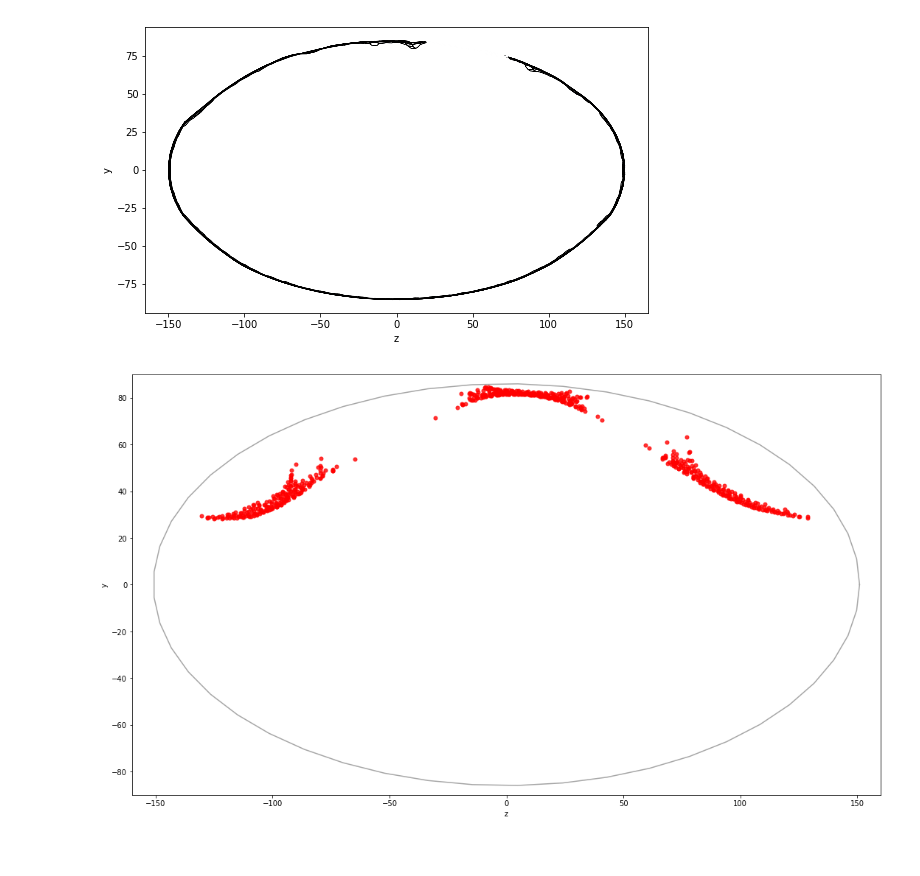
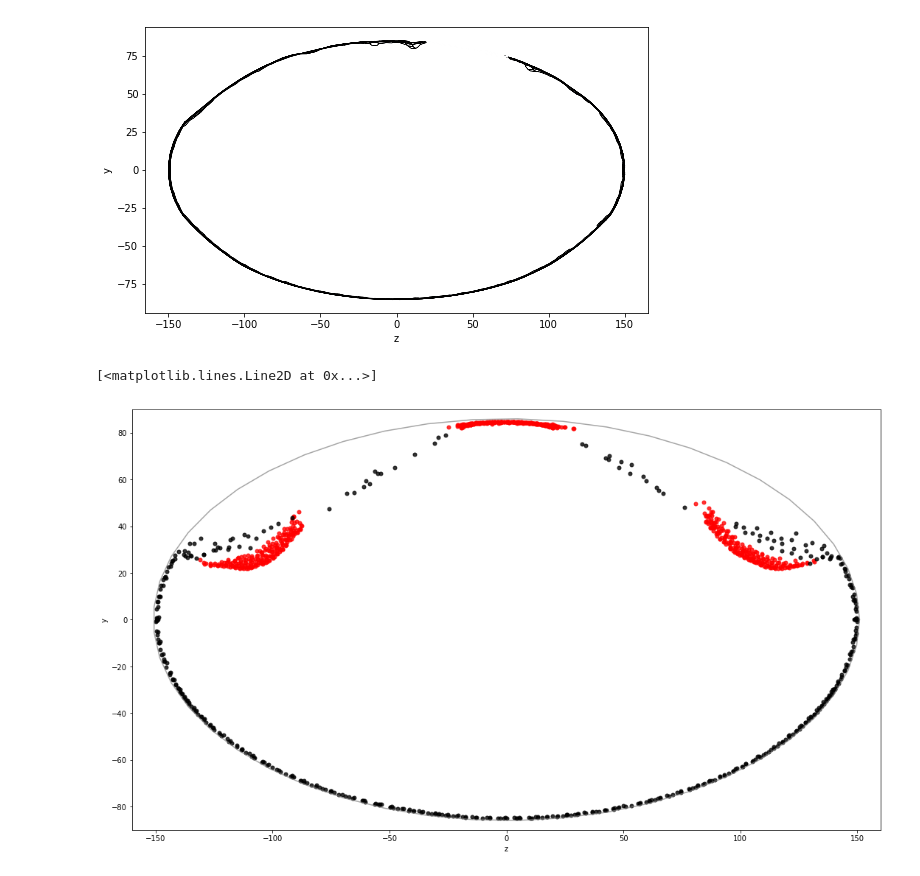
Before and after one commit to suzannelab/invagination, a Jupyter notebook: notebooks/EmbryoExaminer.ipynb, the cells around one changed output. Cells and saved outputs as stored; diff of their text form; code cells hidden in the pictures.

```diff
--- a/notebooks/EmbryoExaminer.ipynb
+++ b/notebooks/EmbryoExaminer.ipynb
@@ -294,14 +302,14 @@ ax.grid(False)
 [figure]
 # %%
 import matplotlib.gridspec as gridspec
-SIM_DIR = Path('/media/admin-suz/Sophie/SimulationsReview/2018-08-22_TEST5')
-dirname = SIM_DIR/'1.08_contractility_5_critical_area_30_radialtension_15/'
+SIM_DIR = Path('/home/admin-suz/Documents/SimulationsReview/2018-09-09_TEST5')
+dirname = SIM_DIR/'1.08_contractility_5_critical_area_30_radialtension_5/'
 sheet = open_sheet(dirname, 50)
 sheet_mesoderm = sheet.extract('is_mesoderm')
 
 sheet_mesoderm = sheet.face_df[(sheet.face_df['contractility']!=0) &
                               (sheet.face_df['is_mesoderm'])]
-
+sheet_ectoderm = sheet.face_df[(~sheet.face_df['is_mesoderm']) & (sheet.face_df.x>-10)&(sheet.face_df.x<10)]
 
 edge_specs = {'alpha': 0.6,
               'lw': 0.1,
@@ -338,6 +346,12 @@ fig, ax = quick_edge_draw(sheet.extract_bounding_box(x_boundary=(-10,10)),
 
 ax.plot(sheet_mesoderm[u],
         sheet_mesoderm[v],
+        'o', **scatter_specs)
+scatter_specs = {'alpha': 0.8,
+                 'ms': 5,
+                 'color': 'k'}
+ax.plot(sheet_ectoderm[u],
+        sheet_ectoderm[v],
         'o', **scatter_specs)
 """
 sheet_dead = sheet.face_df[sheet.face_df['contractility']!=0]
@@ -351,32 +365,33 @@ ax.plot(sheet_dead[u],
 
 
 """sheet = sheet.extract_bounding_box(x_boundary=(-10,10))
 res=(sheet.edge_df[(sheet.edge_df.srce.isin(sheet.vert_df[sheet.vert_df.radial_tension==0].index))
                            &
                            (sheet.edge_df.trgt.isin(sheet.vert_df[sheet.vert_df.radial_tension==0].index))])
 for f in res.face.unique() :
     if len(res[res.face==f]) == 1:
         res= res.drop(res[res.face==f].index)
 sheet_no_force = sheet.face_df[(sheet.face_df.index.isin(res.face.unique())) & sheet.face_df.is_mesoderm == True]
 scatter_specs2 = {'alpha': 1,
                  'ms': 5.5,
                  'color': 'orange'}
 ax.plot(sheet_no_force[u],
         sheet_no_force[v],
         'o', **scatter_specs2)"""
 
 ax.set_ylim(-90,90)
 ax.set_xlim(-160,160)
 
 ax.set_xlabel(u)
 ax.set_ylabel(v)
 
 a = 86
 c = 151
 thetas = np.linspace(0, 2 * np.pi)
 ax.plot(c * np.cos(thetas), a * np.sin(thetas), color='grey', alpha=0.7)
 
 
-plt.savefig('../TEST5_simul_15_coupe_50.png', dpi = 300)
+#plt.savefig('../TEST5_simul_15_coupe_50.png', dpi = 300)
 # %% [output]
+[<matplotlib.lines.Line2D at 0x...>]
-[figure, old version]
+[figure, new version]
```
Also changed, not shown: parts of 10 cells of this notebook, 5 other files.
